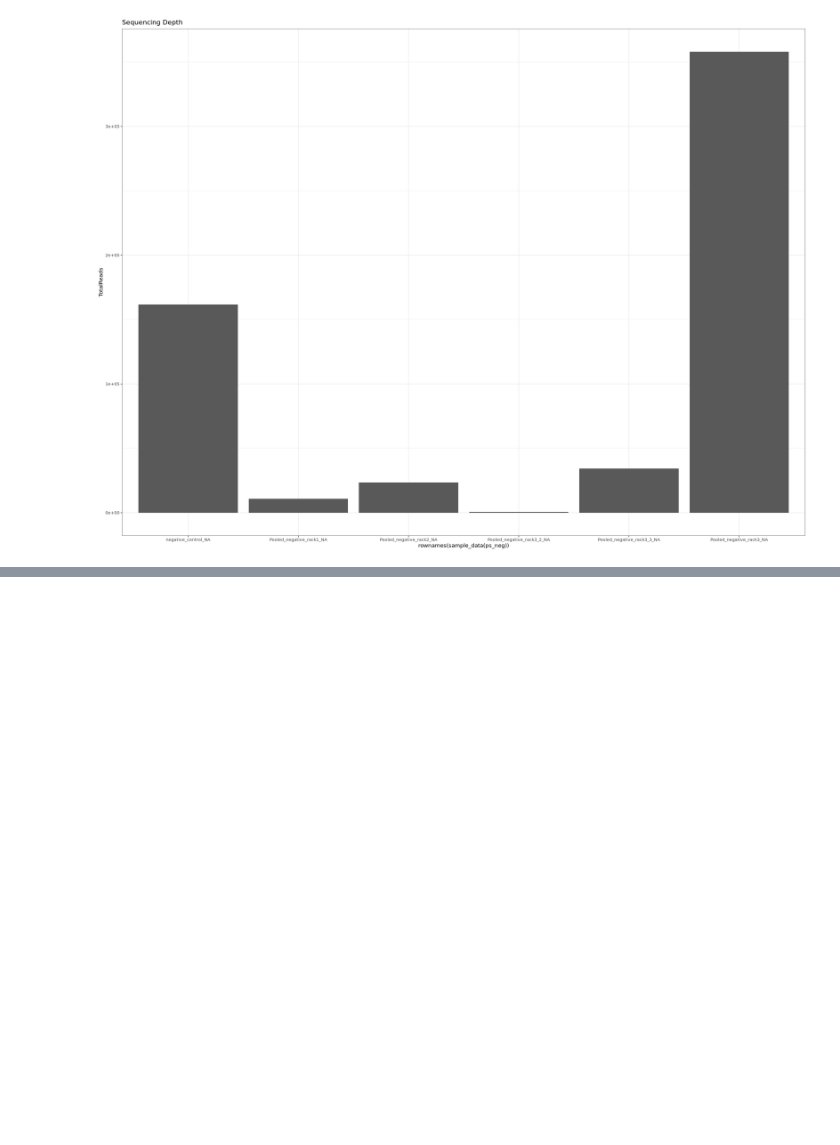
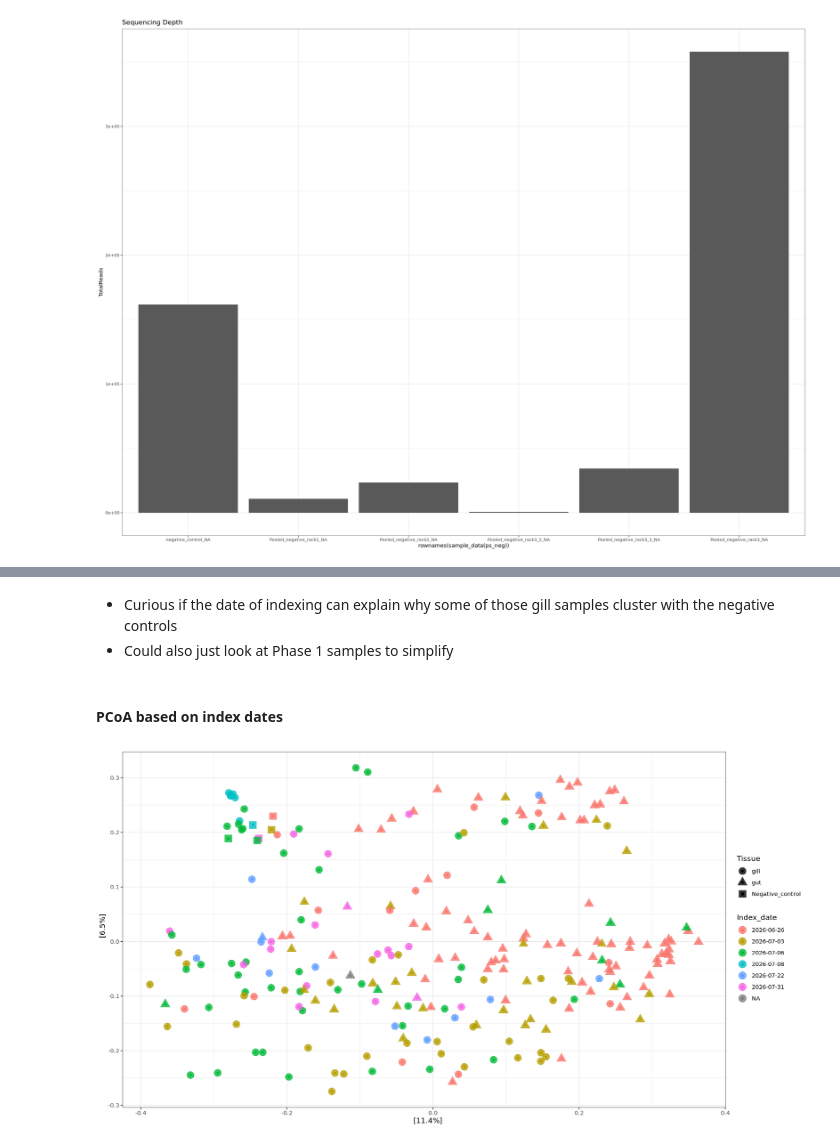
Before and after one commit to jfiorilla/ORCC_16S, a Jupyter notebook: phyloseq-working.ipynb, the cells around one changed output, grey strips where cells are left out. Cells and saved outputs as stored; diff of their text form; code cells hidden in the pictures; blank space fills up the shorter version.

```diff
--- a/phyloseq-working.ipynb
+++ b/phyloseq-working.ipynb
@@ -248,0 +284,11 @@ plot_ordination(ps_neg, neg.ord, color = "SampleID") +
+# %% [markdown]
+- Curious if the date of indexing can explain why some of those gill samples cluster with the negative controls
+- Could also just look at Phase 1 samples to simplify
+# %% [markdown]
+#### PCoA based on index dates
+# %%
+plot_ordination(ps_tissue, tissue.ord, color = "Index_date", shape = "Tissue") +
+    geom_point(size=5, alpha=0.8) +
+    theme_bw()
+# %% [output]
+[figure, added]
```
Also changed, not shown: parts of 36 cells of this notebook.
